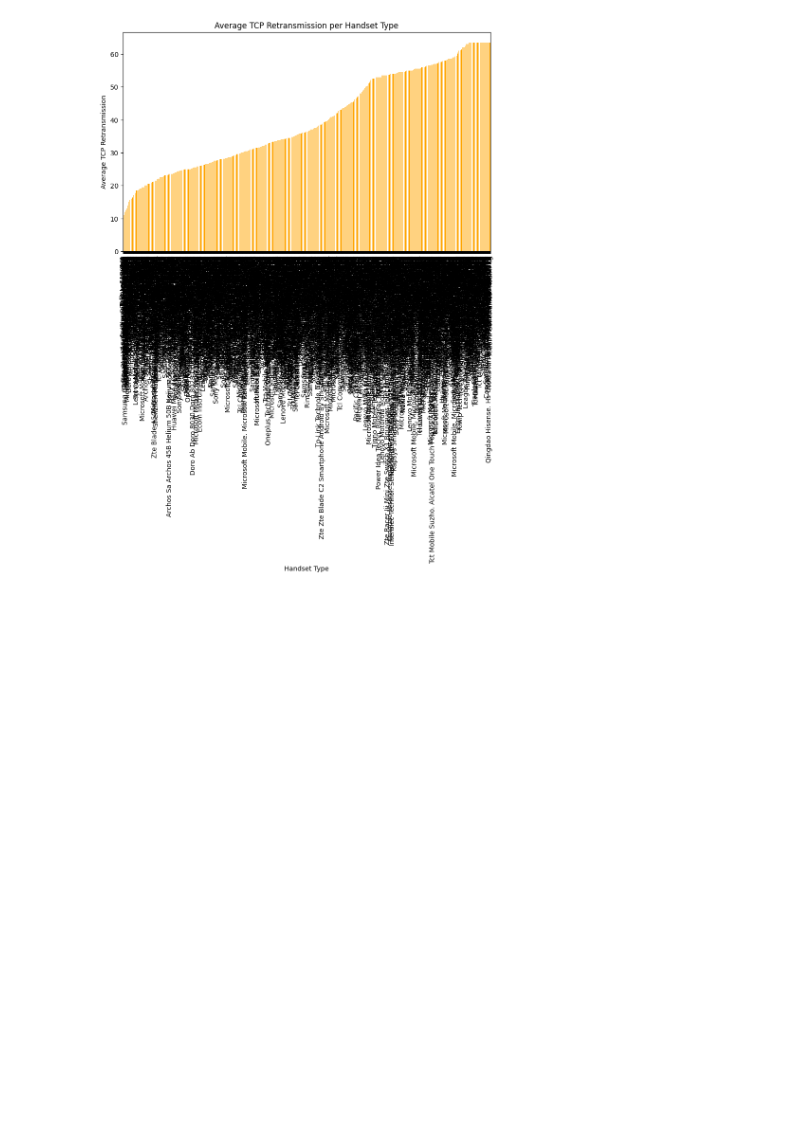
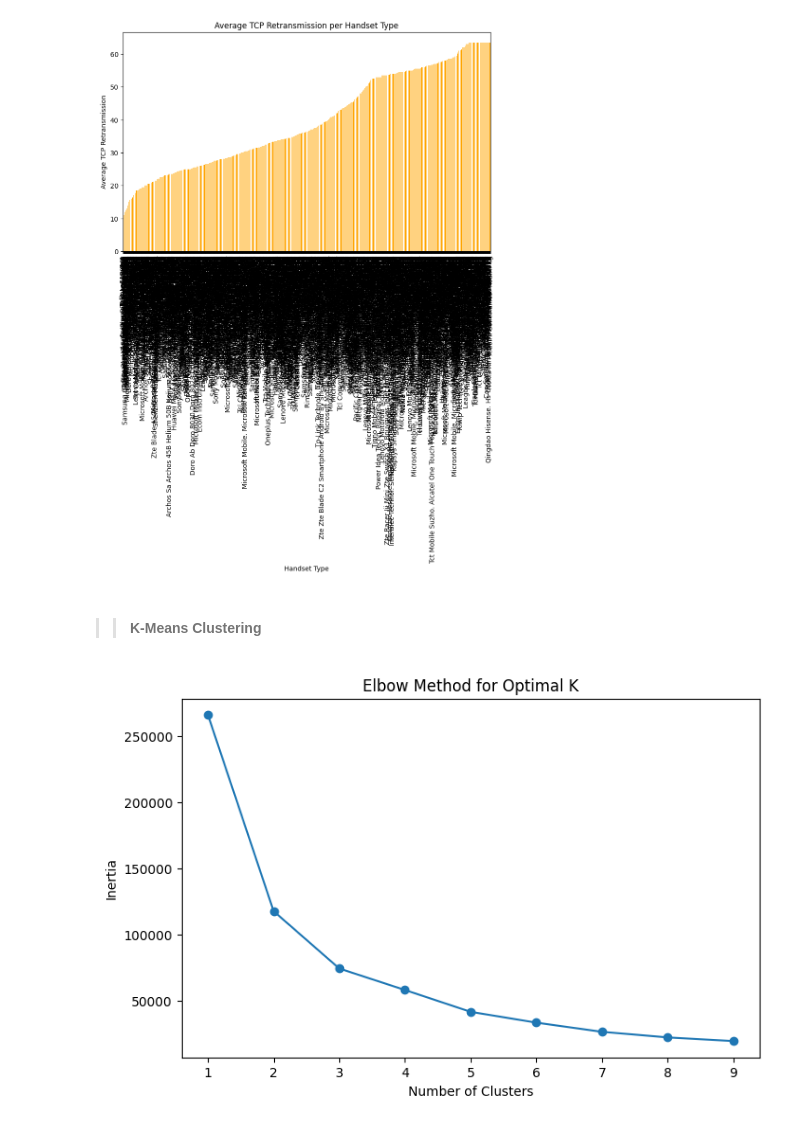
Before and after one commit to naolatomsa/TellCo, a Jupyter notebook: notebooks/experienceAnalytics.ipynb, the cells around one changed output. Cells and saved outputs as stored; diff of their text form; code cells hidden in the pictures; blank space fills up the shorter version.

Commit message:
k-means clustering

```diff
--- a/notebooks/experienceAnalytics.ipynb
+++ b/notebooks/experienceAnalytics.ipynb
@@ -385,3 +385,10 @@ distribution_and_interpretation(aggregated)
 # %% [output]
 [figure]
 [figure]
+# %% [markdown]
+>> #### K-Means Clustering
+# %%
+from scripts.exprienceAnalytics import k_means_clustering
+scaled_data = k_means_clustering(aggregated)
+# %% [output]
+[figure, added]
```
